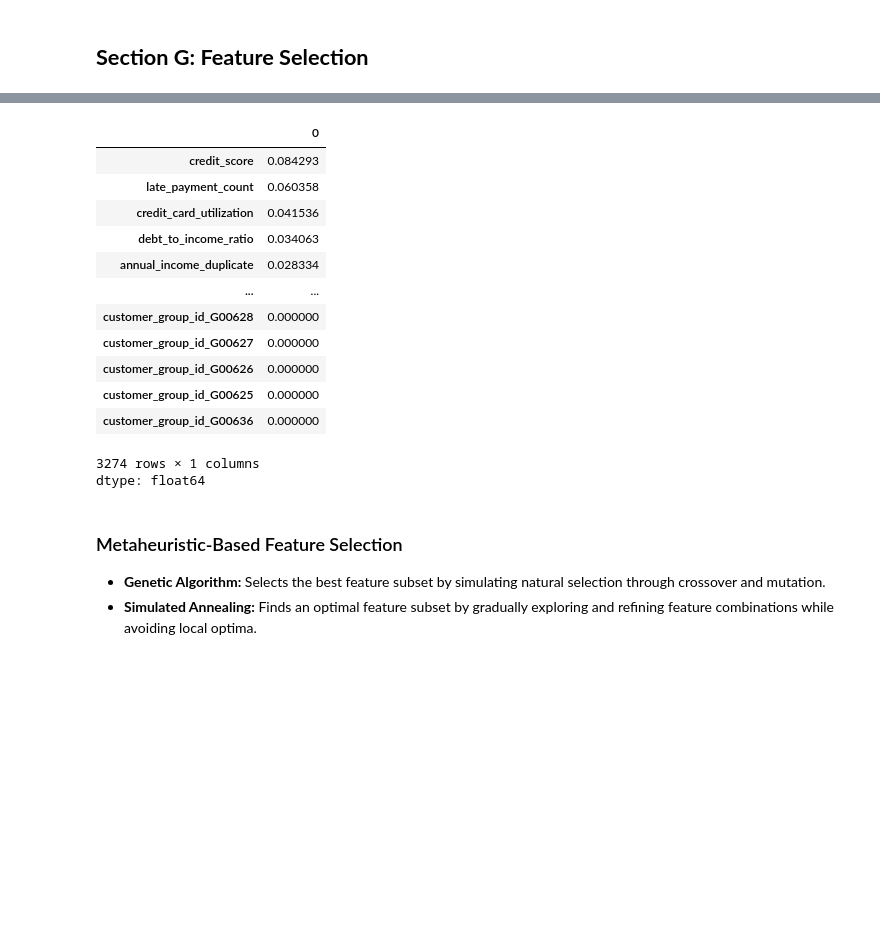
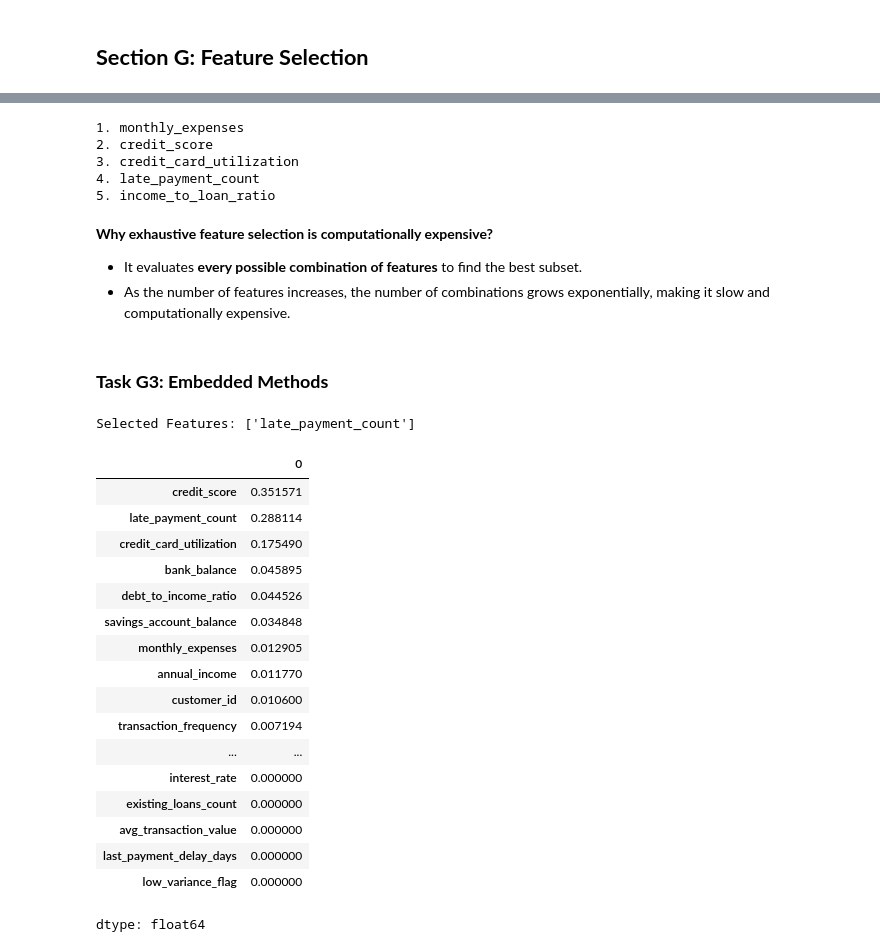
Before and after one commit to MonishDY/AI-Track, a Jupyter notebook: Module 2 - Feature Engineering/Capstone Project/MonishDY_230701195_Capstone_Case_Study.ipynb, the cells around one changed output, grey strips where cells are left out. Saved outputs shown, nothing was run; the diff lists cells and outputs as text; code cells hidden in the pictures; blank space fills up the shorter version.

```diff
--- a/Module 2 - Feature Engineering/Capstone Project/MonishDY_230701195_Capstone_Case_Study.ipynb
+++ b/Module 2 - Feature Engineering/Capstone Project/MonishDY_230701195_Capstone_Case_Study.ipynb
@@ -632,9 +655,8 @@ from sklearn.linear_model import LogisticRegression
 # %%
 # Ridge Regularization
 X = df.drop("default_status", axis=1)
+X = X.select_dtypes(include=["number"])
 y = df["default_status"]
-
-X = pd.get_dummies(X, drop_first=True)
 
 X_train, X_test, y_train, y_test = train_test_split(
     X, y, test_size=0.2, random_state=42
@@ -850,30 +906,64 @@ Embedded
+# %%
+# Recursive Feature Elimination
+model = LogisticRegression(max_iter=1000)
+
+rfe = RFE(
+    estimator=model,
+    n_features_to_select=5
+)
+
+rfe.fit(X, y)
+
+selected_features = X.columns[rfe.support_]
+for i, feature in enumerate(selected_features):
+    print(f"{i+1}. {feature}")
+# %% [output]
+1. monthly_expenses
+2. credit_score
+3. credit_card_utilization
+4. late_payment_count
+5. income_to_loan_ratio
+# %% [markdown]
+**Why exhaustive feature selection is computationally expensive?**
+
+* It evaluates **every possible combination of features** to find the best subset.
+* As the number of features increases, the number of combinations grows exponentially, making it slow and computationally expensive.
+# %% [markdown]
+### **Task G3: Embedded Methods**
+# %%
+# ElasticNet
+model = ElasticNet(alpha=0.1, l1_ratio=0.5, random_state=42)
+
+selector = SelectFromModel(model)
+selector.fit(X, y)
+
+selected_features = X.columns[selector.get_support()]
+print("Selected Features:", list(selected_features))
+# %% [output]
+Selected Features: ['late_payment_count']
 # %%
-from sklearn.tree import DecisionTreeClassifier
-
-dt = DecisionTreeClassifier(random_state=42)
-
+# Decision Tree
+dt = DecisionTreeClassifier(max_depth=5, random_state=42)
 dt.fit(X, y)
 
 importance = pd.Series(dt.feature_importances_, index=X.columns)
-
 importance.sort_values(ascending=False)
 # %% [output]
 |  | 0 |
-| credit_score | 0.084293 |
-| late_payment_count | 0.060358 |
-| credit_card_utilization | 0.041536 |
-| debt_to_income_ratio | 0.034063 |
-| annual_income_duplicate | 0.028334 |
+| credit_score | 0.351571 |
+| late_payment_count | 0.288114 |
+| credit_card_utilization | 0.175490 |
+| bank_balance | 0.045895 |
+| debt_to_income_ratio | 0.044526 |
+| savings_account_balance | 0.034848 |
+| monthly_expenses | 0.012905 |
+| annual_income | 0.011770 |
+| customer_id | 0.010600 |
+| transaction_frequency | 0.007194 |
 | ... | ... |
-| customer_group_id_G00628 | 0.000000 |
-| customer_group_id_G00627 | 0.000000 |
-| customer_group_id_G00626 | 0.000000 |
-| customer_group_id_G00625 | 0.000000 |
-| customer_group_id_G00636 | 0.000000 |
+| interest_rate | 0.000000 |
+| existing_loans_count | 0.000000 |
+| avg_transaction_value | 0.000000 |
+| last_payment_delay_days | 0.000000 |
+| low_variance_flag | 0.000000 |
-3274 rows × 1 columns
 dtype: float64
-# %% [markdown]
-### Metaheuristic-Based Feature Selection
-
-- **Genetic Algorithm:** Selects the best feature subset by simulating natural selection through crossover and mutation.
-- **Simulated Annealing:** Finds an optimal feature subset by gradually exploring and refining feature combinations while avoiding local optima.
```
Also changed, not shown: parts of 41 cells of this notebook.
